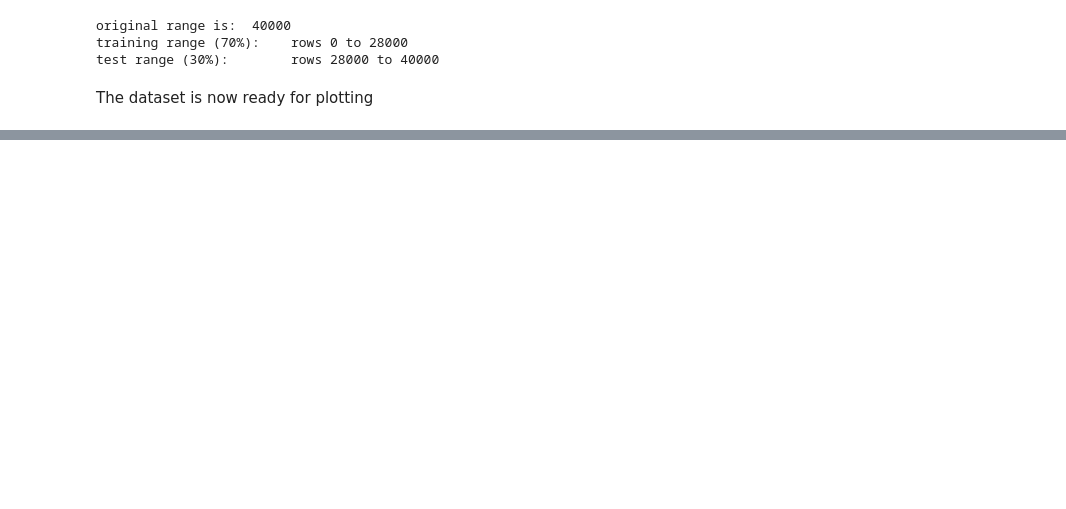
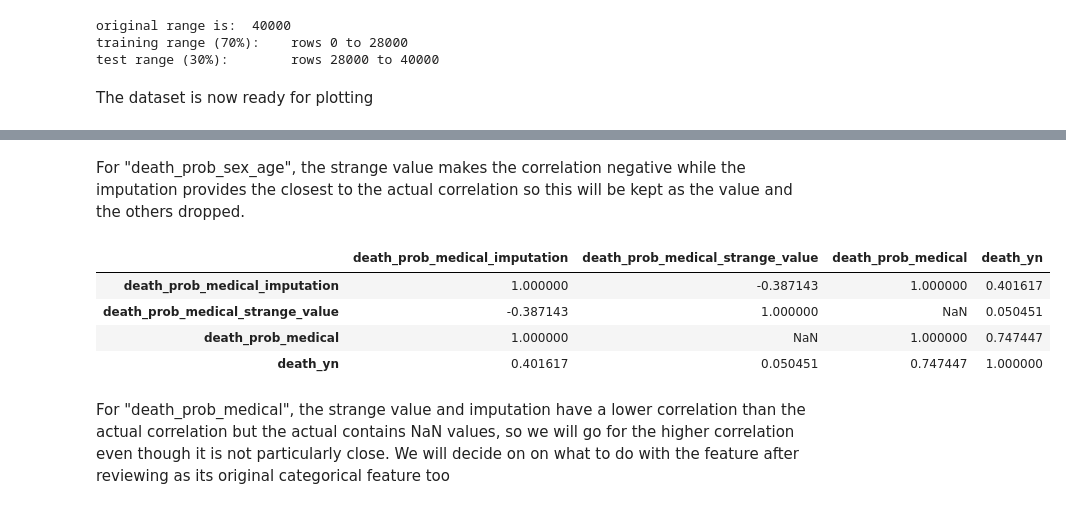
Before and after one commit to MichaelMoyles/MLCovid-19, a Jupyter notebook: 2022-Homework2-Notebook.ipynb, the cells around one changed output, grey strips where cells are left out. Cells and saved outputs as stored; diff of their text form; code cells hidden in the pictures; blank space fills up the shorter version.

Commit message:
WIP report and feature review

```diff
--- a/2022-Homework2-Notebook.ipynb
+++ b/2022-Homework2-Notebook.ipynb
@@ -286,0 +343,21 @@ The dataset is now ready for plotting
+# %% [markdown]
+For "death_prob_sex_age", the strange value makes the correlation negative while the imputation provides the closest to the actual correlation so this will be kept as the value and the others dropped.
+# %%
+corr_X_train["death_prob_medical"] = corr_X_train["death_prob_medical"].astype('float64')
+
+# 1. Perform imputation with median
+corr_X_train['death_prob_medical_imputation'] = corr_X_train['death_prob_medical'].fillna(corr_X_train['death_prob_medical'].median()).astype('float64')
+# 2. Replace with strange value e.g. 2
+corr_X_train['death_prob_medical_strange_value'] = corr_X_train['death_prob_medical'].fillna(2).astype('int64')
+
+df_corr_temp = pd.concat([corr_X_train, corr_y_train], axis=1)
+df_prob = df_corr_temp[['death_prob_medical_imputation','death_prob_medical_strange_value', 'death_prob_medical', 'death_yn']].corr()
+df_prob
+# %% [output]
+|  | death_prob_medical_imputation | death_prob_medical_strange_value | death_prob_medical | death_yn |
+| death_prob_medical_imputation | 1.000000 | -0.387143 | 1.000000 | 0.401617 |
+| death_prob_medical_strange_value | -0.387143 | 1.000000 | NaN | 0.050451 |
+| death_prob_medical | 1.000000 | NaN | 1.000000 | 0.747447 |
+| death_yn | 0.401617 | 0.050451 | 0.747447 | 1.000000 |
+# %% [markdown]
+For "death_prob_medical", the strange value and imputation have a lower correlation than the actual correlation but the actual contains NaN values, so we will go for the higher correlation even though it is not particularly close. We will decide on on what to do with the feature after reviewing as its original categorical feature too
```
Also changed, not shown: parts of 26 cells of this notebook.
